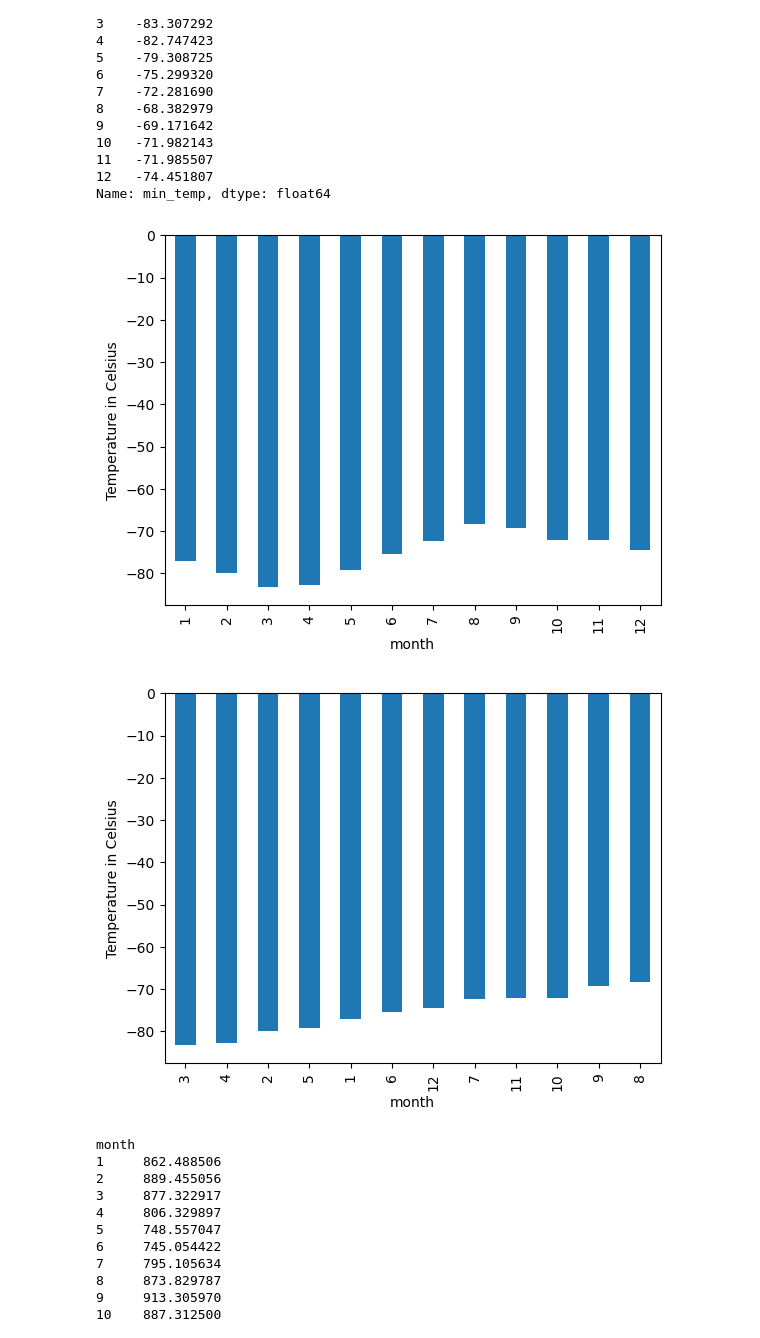
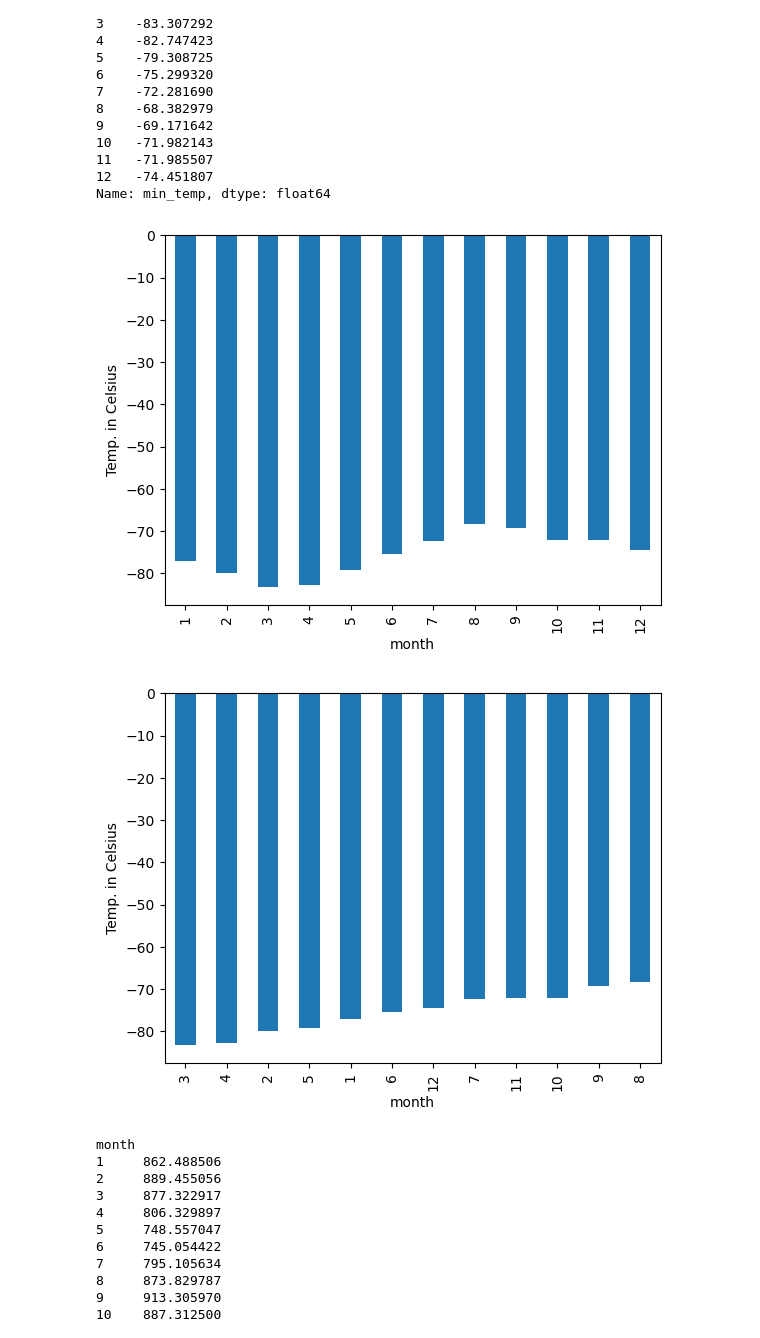
Before and after one commit to JustinEBlake/Web_Scraping_challenge, a Jupyter notebook: part_2_mars_weather.ipynb, the cells around one changed output. Drawn from its saved outputs; the diff is of its cells as text; code cells hidden in the pictures.

```diff
--- a/part_2_mars_weather.ipynb
+++ b/part_2_mars_weather.ipynb
@@ -167,6 +181,8 @@ Name: month, dtype: int64
 1867
 # %%
 # 3. What is the average low temperature by month?
+avg_min_temp_per_month = df.groupby("month").min_temp.mean()
+avg_min_temp_per_month
 # %% [output]
 month
 1    -77.160920
@@ -184,11 +200,16 @@ month
 Name: min_temp, dtype: float64
 # %%
 # Plot the average temperature by month
+avg_min_temp_per_month.plot(kind="bar", ylabel="Temp. in Celsius")
+plt.show()
 # %% [output]
-[figure, old version]
+[figure, new version]
 # %%
 # Identify the coldest and hottest months in Curiosity's location
+cold_to_hot = avg_min_temp_per_month.sort_values()
+cold_to_hot.plot(kind="bar", ylabel="Temp. in Celsius")
+plt.show()
 # %% [output]
-[figure, old version]
+[figure, new version]
 # %%
 # 4. Average pressure by Martian month
```
Also changed, not shown: parts of 7 cells of this notebook.
